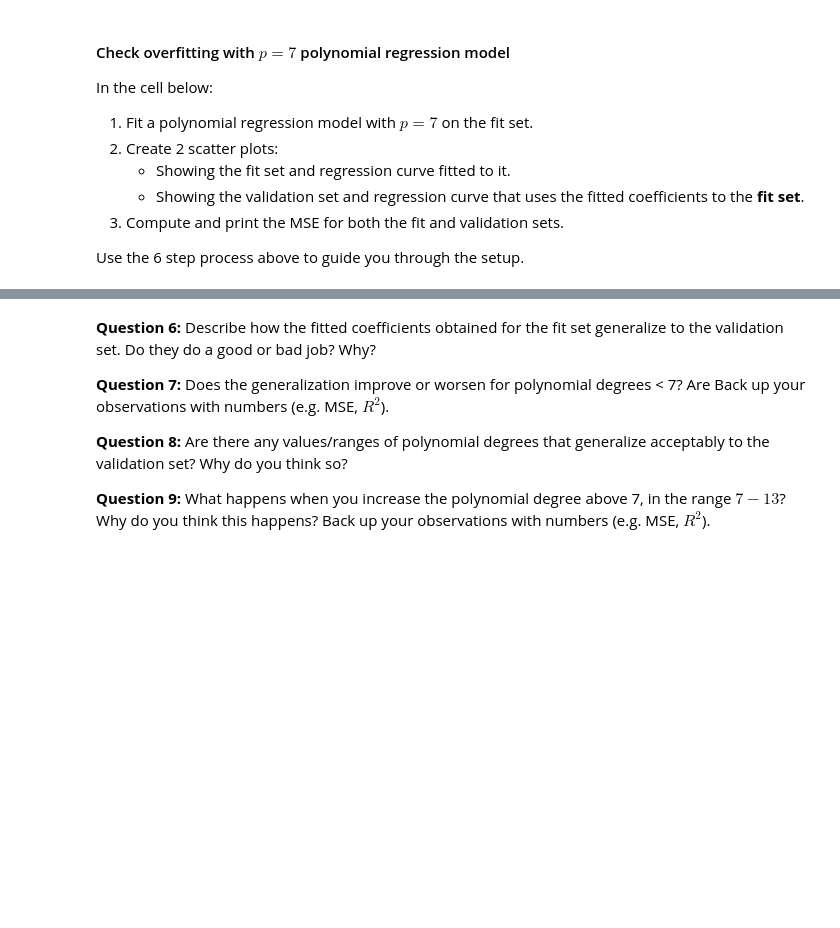
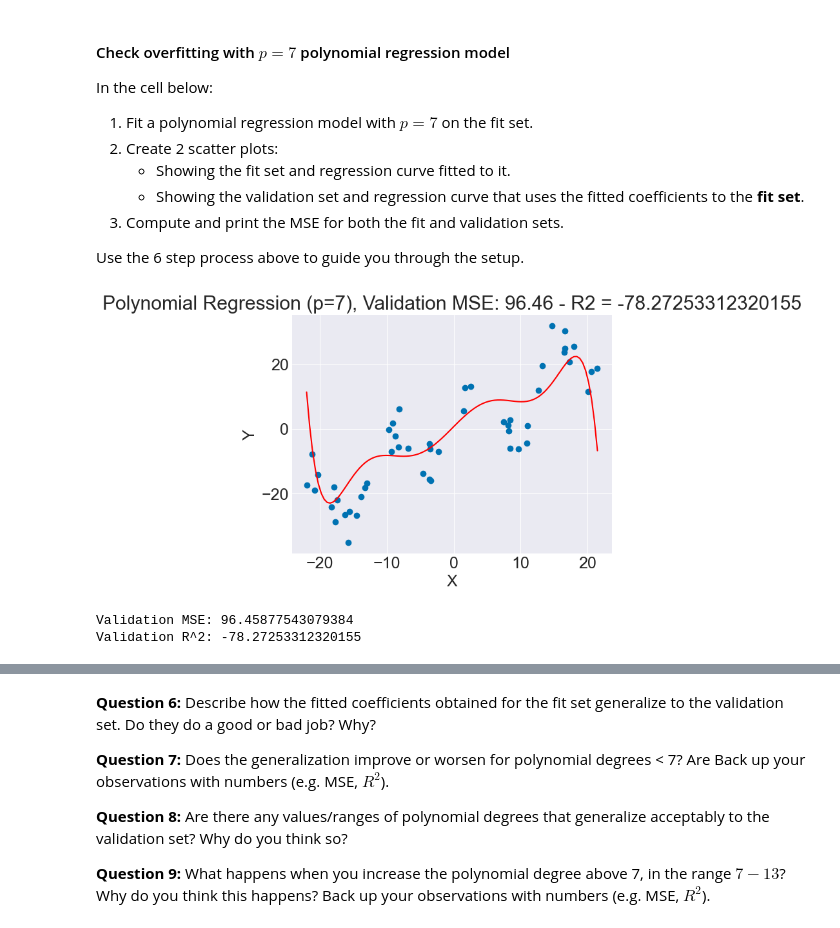
Before and after one commit to Chandrachud-2003/Chandras251Projects, a Jupyter notebook: Project3Final/polynomial_regression.ipynb, the cells around one changed output, grey strips where cells are left out. Cells and saved outputs as stored; diff of their text form; code cells hidden in the pictures; blank space fills up the shorter version.

```diff
--- a/Project3Final/polynomial_regression.ipynb
+++ b/Project3Final/polynomial_regression.ipynb
@@ -205,3 +291,25 @@ In the cell below:
 3. Compute and print the MSE for both the fit and validation sets.
 
 Use the 6 step process above to guide you through the setup.
+# %%
+# Running polynomial regression on the fit data
+poly_fit_reg = linear_regression.LinearRegression(poly_data_fit)
+poly_fit_reg.linear_regression(ind_vars=['X'], dep_var='Y', p=p)
+
+# Create a new regression object for the validation data
+poly_validate_reg = linear_regression.LinearRegression(poly_data_validate)
+
+# Copy over the fitted slope and intercept coefficients associated with the fit data
+poly_validate_reg.initialize(['X'], 'Y', poly_fit_reg.get_fitted_slope(), poly_fit_reg.get_fitted_intercept(), p=p)
+
+# Create a scattterplot showing the fit set and a regression curve fitted to the fit set
+poly_validate_reg.scatter('X', 'Y', f'Polynomial Regression (p={p}), Validation MSE: {poly_validate_reg.mse:.2f}')
+
+# Compute and print the MSe for both the fit and validation data
+print(f'Validation MSE: {poly_validate_reg.mse}')
+# Compute and print the R^2 value for the validation data
+print(f'Validation R^2: {poly_validate_reg.R2}')
+# %% [output]
+[figure, added]
+Validation MSE: 96.45877543079384
+Validation R^2: -78.27253312320155
```
Also changed, not shown: parts of 11 cells of this notebook, 1 other file.
